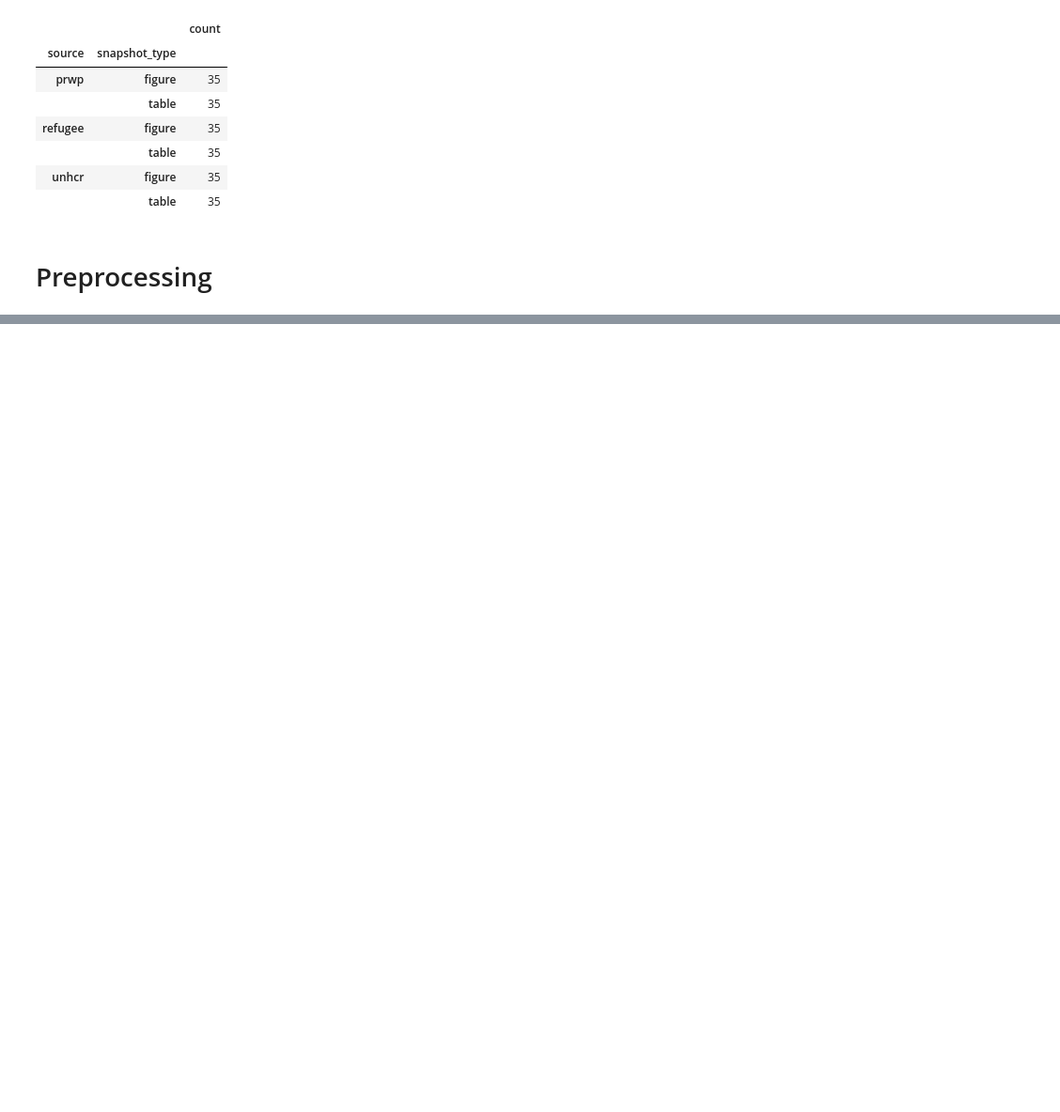
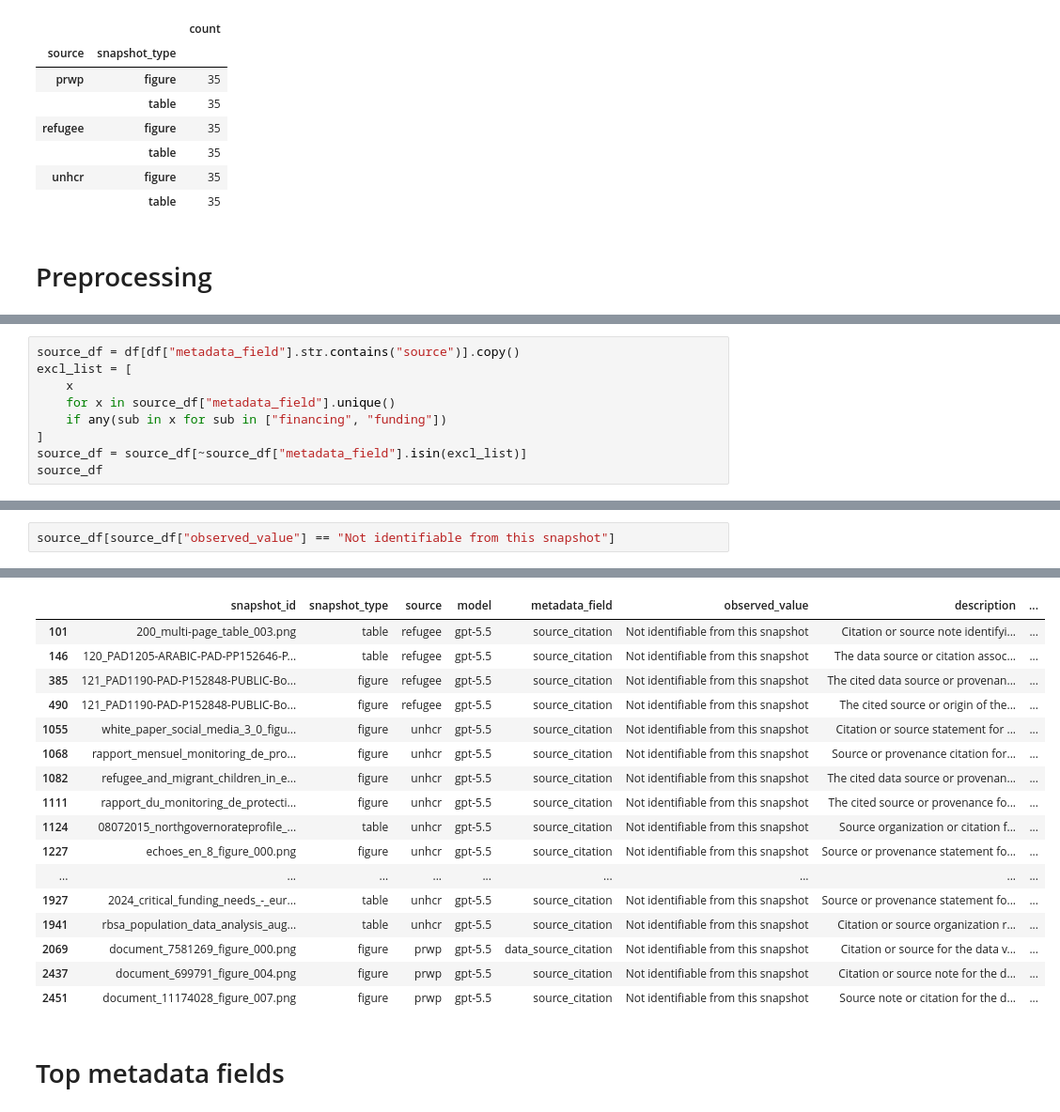
Before and after one commit to ajdajd/data-snapshot, a Jupyter notebook: notebooks/schema_discovery/analysis.ipynb, the cells around one changed output, grey strips where cells are left out. Shown at 94% size. Drawn from its saved outputs; the diff is of its cells as text; blank space fills up the shorter version.

```diff
--- a/notebooks/schema_discovery/analysis.ipynb
+++ b/notebooks/schema_discovery/analysis.ipynb
@@ -77,0 +93,9 @@ df.to_csv("discovery_results.csv", index=False)
+# %%
+source_df = df[df["metadata_field"].str.contains("source")].copy()
+excl_list = [
+    x
+    for x in source_df["metadata_field"].unique()
+    if any(sub in x for sub in ["financing", "funding"])
+]
+source_df = source_df[~source_df["metadata_field"].isin(excl_list)]
+source_df
@@ -77,0 +159,3 @@ df.to_csv("discovery_results.csv", index=False)
+# %%
+source_df[source_df["observed_value"] == "Not identifiable from this snapshot"]
+# %% [output]
@@ -77,0 +163,19 @@ df.to_csv("discovery_results.csv", index=False)
+|  | snapshot_id | snapshot_type | source | model | metadata_field | observed_value | description | ... |
+| 101 | 200_multi-page_table_003.png | table | refugee | gpt-5.5 | source_citation | Not identifiable from this snapshot | Citation or source note identifyi... | ... |
+| 146 | 120_PAD1205-ARABIC-PAD-PP152646-P... | table | refugee | gpt-5.5 | source_citation | Not identifiable from this snapshot | The data source or citation assoc... | ... |
+| 385 | 121_PAD1190-PAD-P152848-PUBLIC-Bo... | figure | refugee | gpt-5.5 | source_citation | Not identifiable from this snapshot | The cited data source or provenan... | ... |
+| 490 | 121_PAD1190-PAD-P152848-PUBLIC-Bo... | figure | refugee | gpt-5.5 | source_citation | Not identifiable from this snapshot | The cited source or origin of the... | ... |
+| 1055 | white_paper_social_media_3_0_figu... | figure | unhcr | gpt-5.5 | source_citation | Not identifiable from this snapshot | Citation or source statement for ... | ... |
+| 1068 | rapport_mensuel_monitoring_de_pro... | figure | unhcr | gpt-5.5 | source_citation | Not identifiable from this snapshot | Source or provenance citation for... | ... |
+| 1082 | refugee_and_migrant_children_in_e... | figure | unhcr | gpt-5.5 | source_citation | Not identifiable from this snapshot | The cited data source or provenan... | ... |
+| 1111 | rapport_du_monitoring_de_protecti... | figure | unhcr | gpt-5.5 | source_citation | Not identifiable from this snapshot | The cited source or provenance fo... | ... |
+| 1124 | 08072015_northgovernorateprofile_... | table | unhcr | gpt-5.5 | source_citation | Not identifiable from this snapshot | Source organization or citation f... | ... |
+| 1227 | echoes_en_8_figure_000.png | figure | unhcr | gpt-5.5 | source_citation | Not identifiable from this snapshot | Source or provenance statement fo... | ... |
+| ... | ... | ... | ... | ... | ... | ... | ... | ... |
+| 1927 | 2024_critical_funding_needs_-_eur... | table | unhcr | gpt-5.5 | source_citation | Not identifiable from this snapshot | Source or provenance statement fo... | ... |
+| 1941 | rbsa_population_data_analysis_aug... | table | unhcr | gpt-5.5 | source_citation | Not identifiable from this snapshot | Citation or source organization r... | ... |
+| 2069 | document_7581269_figure_000.png | figure | prwp | gpt-5.5 | data_source_citation | Not identifiable from this snapshot | Citation or source for the data v... | ... |
+| 2437 | document_699791_figure_004.png | figure | prwp | gpt-5.5 | source_citation | Not identifiable from this snapshot | Citation or source note for the d... | ... |
+| 2451 | document_11174028_figure_007.png | figure | prwp | gpt-5.5 | source_citation | Not identifiable from this snapshot | Source note or citation for the d... | ... |
+# %% [markdown]
+# Top metadata fields
```
Also changed, not shown: parts of 22 cells of this notebook, 2 other files.
